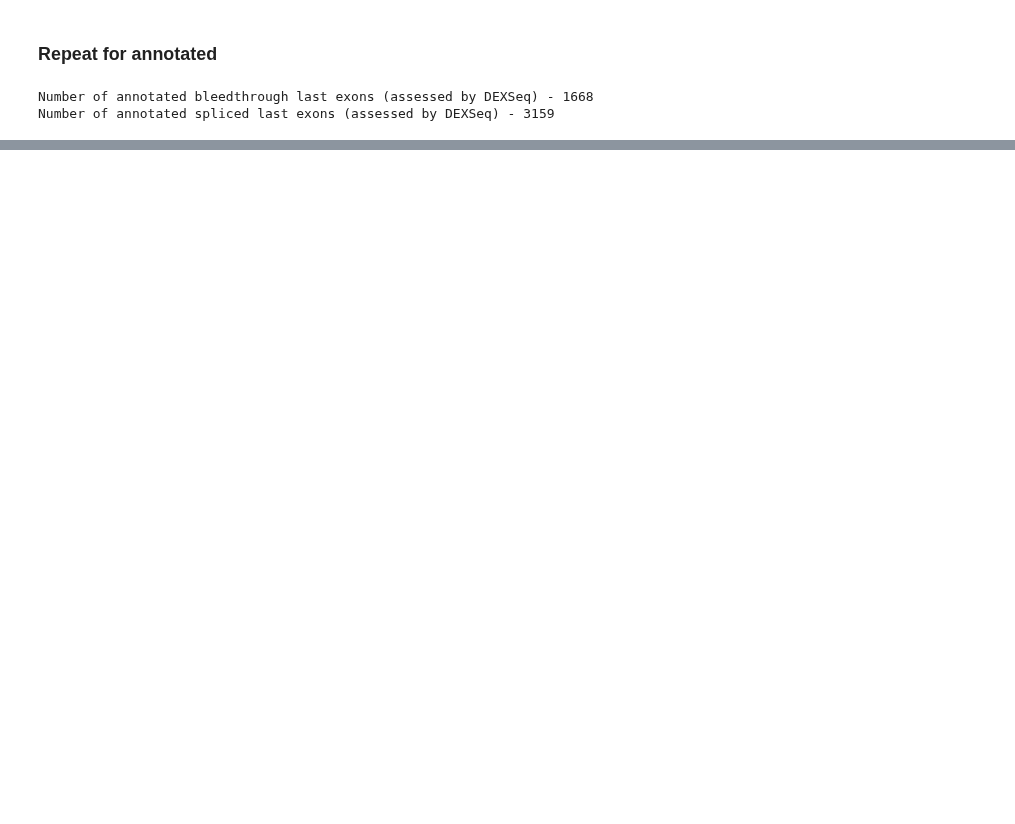
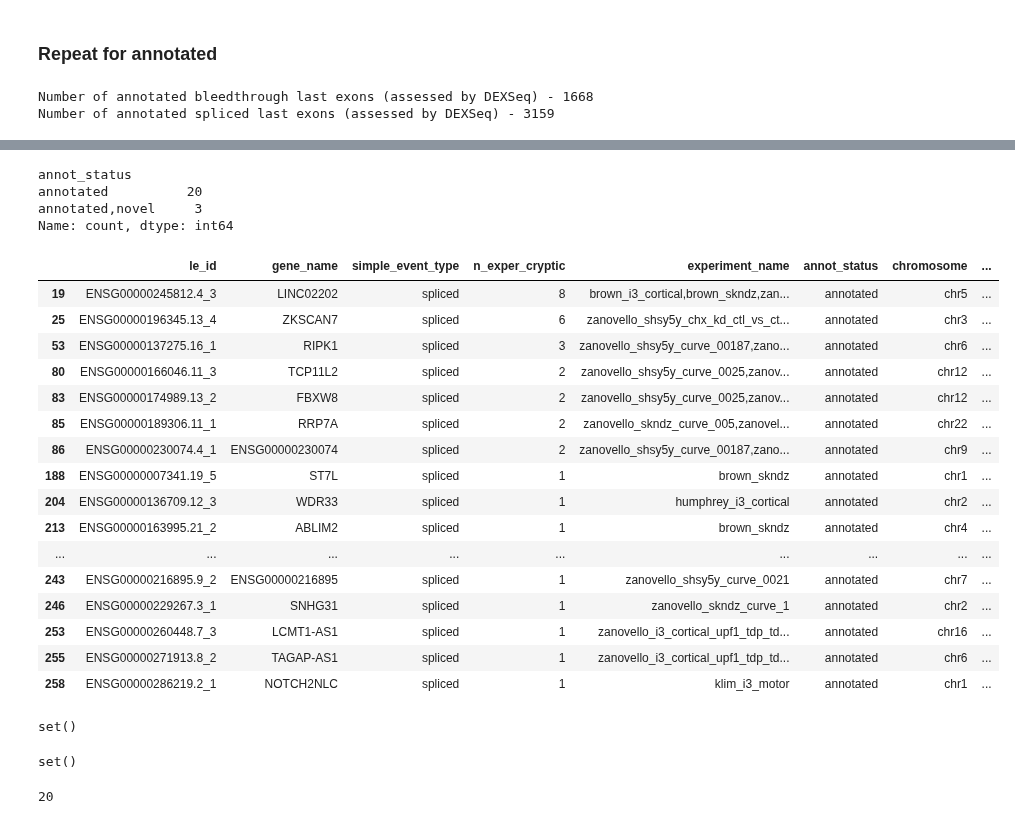
Before and after one commit to frattalab/tdp43-apa, a Jupyter notebook: motifs/notebooks/define_iclip_regions_ale.ipynb, the cells around one changed output, grey strips where cells are left out. Drawn from its saved outputs; the diff is of its cells as text; code cells hidden in the pictures; blank space fills up the shorter version.

Commit message:
avoid duplicates. Track down reasons for every lost ID. Output proper ID counts & updated BED files

```diff
--- a/motifs/notebooks/define_iclip_regions_ale.ipynb
+++ b/motifs/notebooks/define_iclip_regions_ale.ipynb
@@ -731,4 +593,0 @@ novel_le_rep_bleed.subset(lambda df: df.le_id_quant.isin(bleed_dupe))[["le_id_qu
-# %%
-# select representative 5'end coord (the shoretest) for a given le_id
-bleed_out_bed = select_rep_five_end(bleed_out_bed, id_col = "Name")
-spliced_out_bed = select_rep_five_end(spliced_out_bed, id_col = "Name")
@@ -765,0 +594,19 @@ bleed_out_bed.five_end().to_bed("../processed/iclip_regions/2023-07-04_papa_cryp
+# %%
+def get_missing_cryptics(gr, cryptic_le_ids: set):
+    '''return set of cryptic IDs NOT found in gr
+
+    Parameters
+    ----------
+    gr : _type_
+        _description_
+    '''
+    # temporarily create le_id
+    gr_le_id = set(gr.Name.str.split("|", expand=True)[0])
+
+    return cryptic_le_ids.difference(gr_le_id)
+
+# double check if all cryptics retained
+print(f"Number of cryptic spliced cryptic IDs not found in std spliced BED file - {len(get_missing_cryptics(spliced_out_bed, event_type_le_ids['spliced']))}")
+print(f"Number of cryptic spliced cryptic IDs not found in shsy5y only spliced BED file - {len(get_missing_cryptics(spliced_out_bed_shsy5y_all, event_type_le_ids['spliced']))}")
+print(f"Number of cryptic bleedthrough cryptic IDs not found in std bleedthrough BED file - {len(get_missing_cryptics(bleed_out_bed, event_type_le_ids['bleedthrough']))}")
+print(f"Number of cryptic bleedthrough cryptic IDs not found in shsy5y only bleedthrough BED file - {len(get_missing_cryptics(bleed_out_bed_shsy5y_all, event_type_le_ids['bleedthrough']))}")
@@ -765,0 +626,4 @@ bleed_out_bed.five_end().to_bed("../processed/iclip_regions/2023-07-04_papa_cryp
+# %%
+# pull out the missing IDs
+missing_cryptic_spliced_le_ids = get_missing_cryptics(spliced_out_bed, event_type_le_ids['spliced'])
+missing_cryptic_spliced_le_ids
@@ -765,0 +648,48 @@ bleed_out_bed.five_end().to_bed("../processed/iclip_regions/2023-07-04_papa_cryp
+# %%
+# double check all iDs in cryptics df
+all(True if le_id in cryptics_df.le_id.tolist() else False for le_id in missing_cryptic_spliced_le_ids)
+# double check all annotated
+cryptics_df.loc[cryptics_df.le_id.isin(missing_cryptic_spliced_le_ids), "annot_status"].value_counts()
+# %% [output]
+annot_status
+annotated          20
+annotated,novel     3
+Name: count, dtype: int64
+# %%
+# those three annotated/novel will be the 3 with a distal 3'UTR extension at the same locus
+# so lets focus on the 20 annotated events
+missing_cryptic_spliced_le_ids_annot = missing_cryptic_spliced_le_ids.difference(missing_novel_cryp_spl)
+cryptics_df[cryptics_df.le_id.isin(missing_cryptic_spliced_le_ids_annot)]
+# %% [output]
+|  | le_id | gene_name | simple_event_type | n_exper_cryptic | experiment_name | annot_status | chromosome | ... |
+| 19 | ENSG00000245812.4_3 | LINC02202 | spliced | 8 | brown_i3_cortical,brown_skndz,zan... | annotated | chr5 | ... |
+| 25 | ENSG00000196345.13_4 | ZKSCAN7 | spliced | 6 | zanovello_shsy5y_chx_kd_ctl_vs_ct... | annotated | chr3 | ... |
+| 53 | ENSG00000137275.16_1 | RIPK1 | spliced | 3 | zanovello_shsy5y_curve_00187,zano... | annotated | chr6 | ... |
+| 80 | ENSG00000166046.11_3 | TCP11L2 | spliced | 2 | zanovello_shsy5y_curve_0025,zanov... | annotated | chr12 | ... |
+| 83 | ENSG00000174989.13_2 | FBXW8 | spliced | 2 | zanovello_shsy5y_curve_0025,zanov... | annotated | chr12 | ... |
+| 85 | ENSG00000189306.11_1 | RRP7A | spliced | 2 | zanovello_skndz_curve_005,zanovel... | annotated | chr22 | ... |
+| 86 | ENSG00000230074.4_1 | ENSG00000230074 | spliced | 2 | zanovello_shsy5y_curve_00187,zano... | annotated | chr9 | ... |
+| 188 | ENSG00000007341.19_5 | ST7L | spliced | 1 | brown_skndz | annotated | chr1 | ... |
+| 204 | ENSG00000136709.12_3 | WDR33 | spliced | 1 | humphrey_i3_cortical | annotated | chr2 | ... |
+| 213 | ENSG00000163995.21_2 | ABLIM2 | spliced | 1 | brown_skndz | annotated | chr4 | ... |
+| ... | ... | ... | ... | ... | ... | ... | ... | ... |
+| 243 | ENSG00000216895.9_2 | ENSG00000216895 | spliced | 1 | zanovello_shsy5y_curve_0021 | annotated | chr7 | ... |
+| 246 | ENSG00000229267.3_1 | SNHG31 | spliced | 1 | zanovello_skndz_curve_1 | annotated | chr2 | ... |
+| 253 | ENSG00000260448.7_3 | LCMT1-AS1 | spliced | 1 | zanovello_i3_cortical_upf1_tdp_td... | annotated | chr16 | ... |
+| 255 | ENSG00000271913.8_2 | TAGAP-AS1 | spliced | 1 | zanovello_i3_cortical_upf1_tdp_td... | annotated | chr6 | ... |
+| 258 | ENSG00000286219.2_1 | NOTCH2NLC | spliced | 1 | klim_i3_motor | annotated | chr1 | ... |
+# %%
+# were they even in the group of annotated spliced events to begin with?
+missing_cryptic_spliced_le_ids_annot.intersection(le_id_spliced_annot)
+# %% [output]
+set()
+# %%
+# are they in set of spliced le_ids before filtering for whether annotated?
+missing_cryptic_spliced_le_ids_annot.intersection(set(le_id_spliced))
+# %% [output]
+set()
+# %%
+# Implies they were they considered annotated?
+len(missing_cryptic_spliced_le_ids_annot.intersection(set(annotated_le_ids)))
+# %% [output]
+20
```
Also changed, not shown: parts of 53 cells of this notebook.
